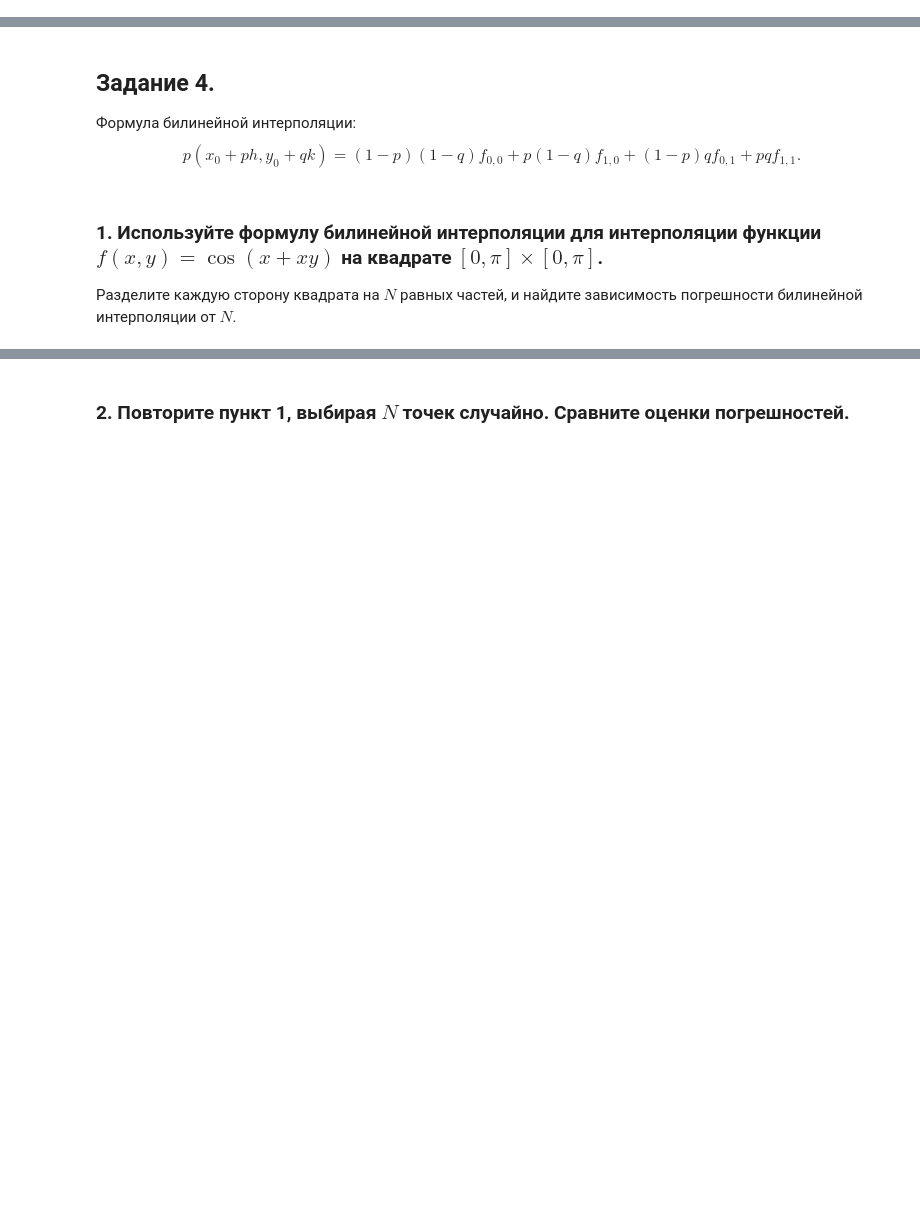
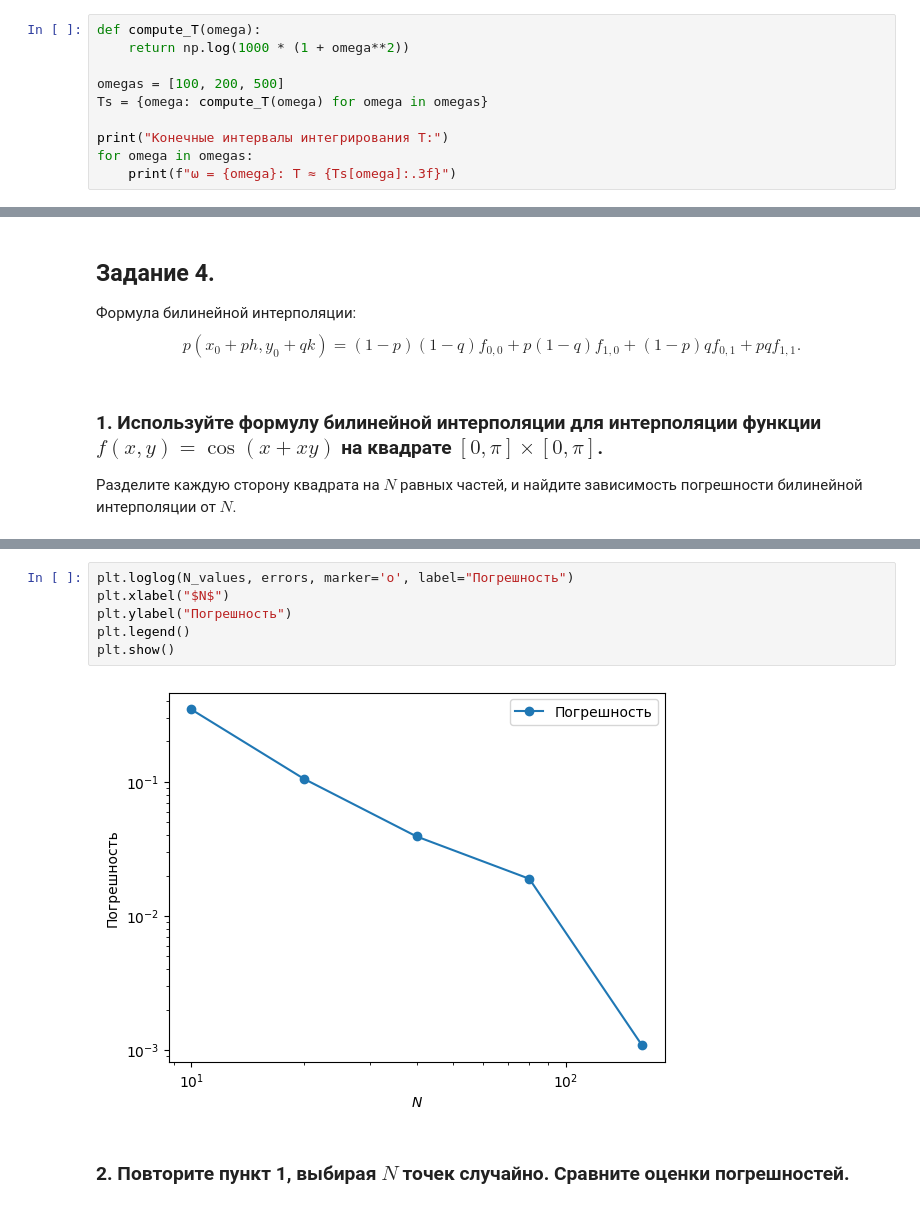
Before and after one commit to dyed-eye/numerical-methods, a Jupyter notebook: 6. Integration.ipynb, the cells around one changed output, grey strips where cells are left out. Drawn from its saved outputs; the diff is of its cells as text; blank space fills up the shorter version.

```diff
--- a/6. Integration.ipynb
+++ b/6. Integration.ipynb
@@ -274,3 +317,13 @@ ValueError: f(a) and f(b) must have different signs
 для $\omega=100,200,500$.
 # %% [markdown]
 ### 1. Найдите конечный интервал интегрирования, достаточный для вычисления $I$ с заданной точностью.
+# %%
+def compute_T(omega):
+    return np.log(1000 * (1 + omega**2))
+
+omegas = [100, 200, 500]
+Ts = {omega: compute_T(omega) for omega in omegas}
+
+print("Конечные интервалы интегрирования T:")
+for omega in omegas:
+    print(f"ω = {omega}: T ≈ {Ts[omega]:.3f}")
@@ -291,2 +463,10 @@ $$p(x_0+ph,y_0+qk)
+# %%
+plt.loglog(N_values, errors, marker='o', label="Погрешность")
+plt.xlabel("$N$")
+plt.ylabel("Погрешность")
+plt.legend()
+plt.show()
+# %% [output]
+[figure, added]
 # %% [markdown]
 ### 2. Повторите пункт 1, выбирая $N$ точек случайно. Сравните оценки погрешностей.
```
Also changed, not shown: parts of 17 cells of this notebook.
